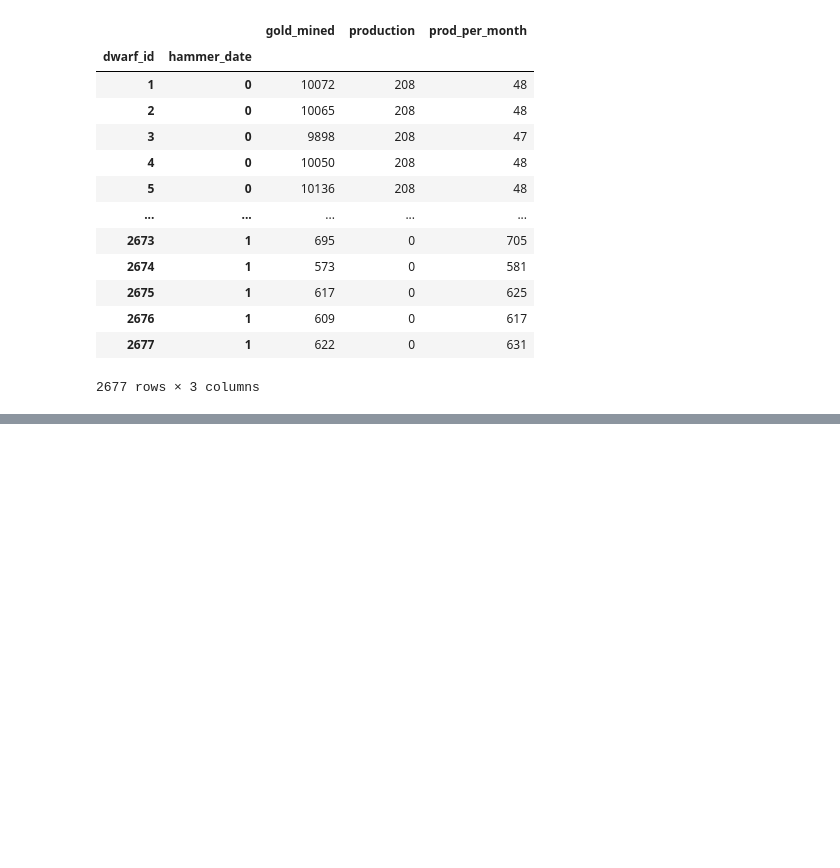
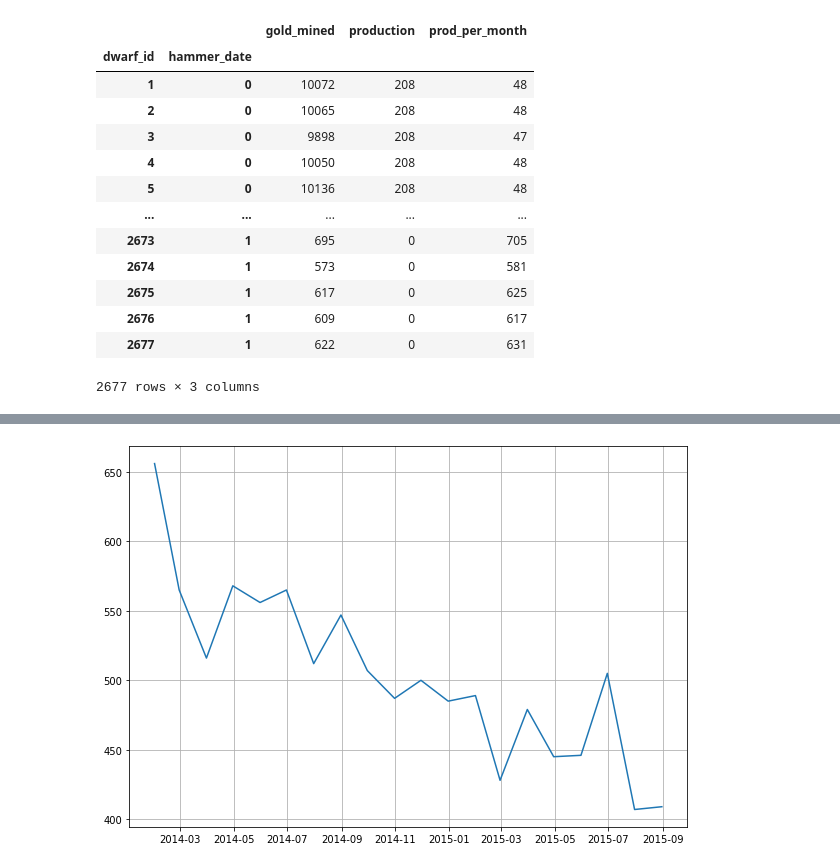
Before and after one commit to andreiklychev1/study_klychev, a Jupyter notebook: Gold Mining/dwarfes.ipynb, the cells around one changed output, grey strips where cells are left out. Saved outputs shown, nothing was run; the diff lists cells and outputs as text; code cells hidden in the pictures; blank space fills up the shorter version.

```diff
--- a/Gold Mining/dwarfes.ipynb
+++ b/Gold Mining/dwarfes.ipynb
@@ -99,0 +120,14 @@ pivot
+# %%
+first_0 = data.loc[(data.dwarf_id == 1) & (data.hammer_date == 0)]
+first_1 = data.loc[(data.dwarf_id == 532) & (data.hammer_date == 1)]
+# %%
+import matplotlib
+from matplotlib import pyplot as plt
+import seaborn as sns
+matplotlib.rcParams['figure.figsize'] = [10, 7]
+# %%
+plt.plot(first_0.reported_date, first_0.gold_mined)
+plt.grid()
+plt.show()
+# %% [output]
+[figure, added]
```
Also changed, not shown: parts of 28 cells of this notebook.
